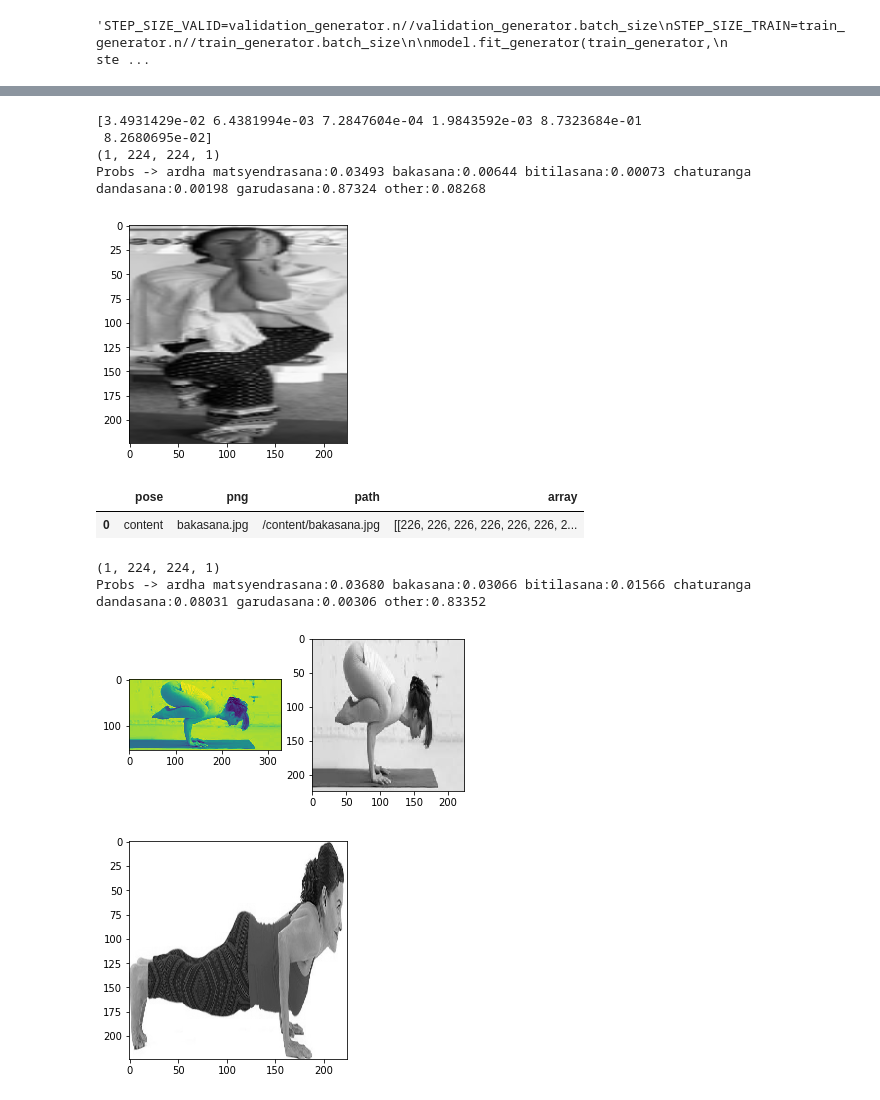
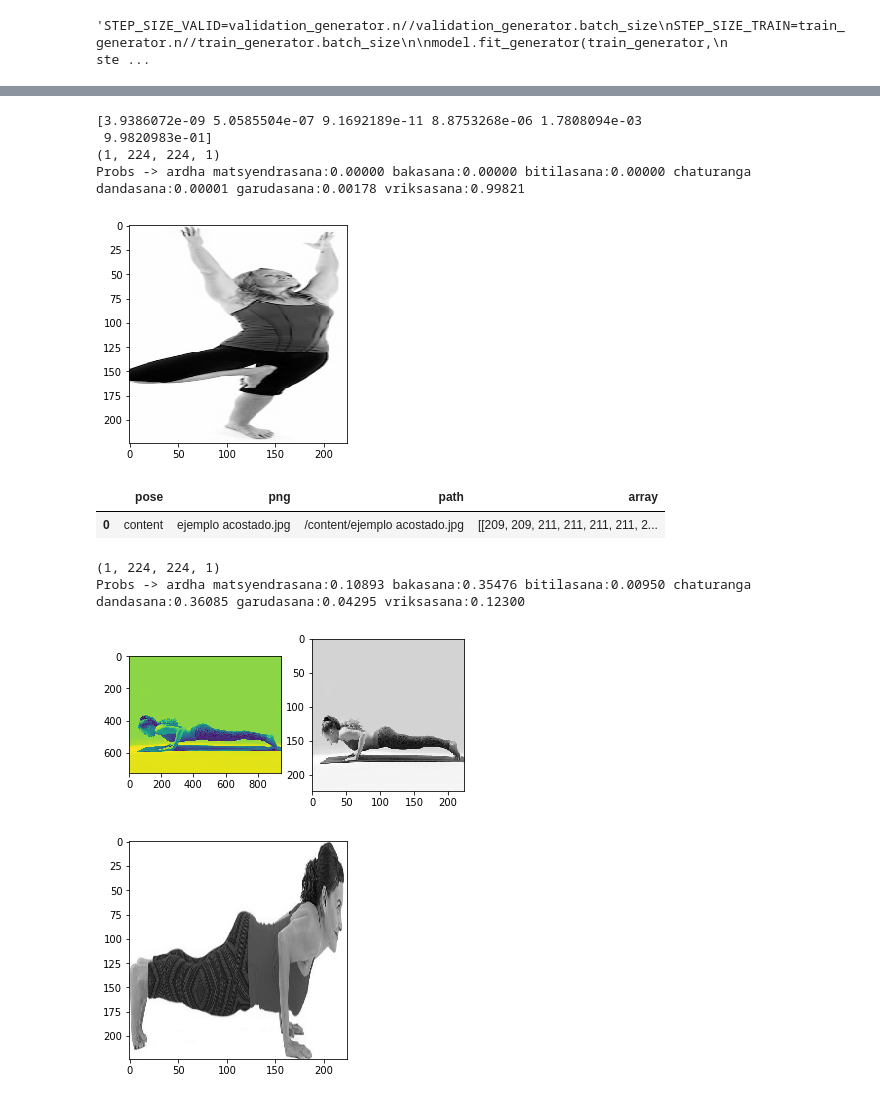
Before and after one commit to meryreddoor/Yoga_Pose_Detector, a Jupyter notebook: Modelos.ipynb, the cells around one changed output, grey strips where cells are left out. Cells and saved outputs as stored; diff of their text form; code cells hidden in the pictures.

```diff
--- a/Modelos.ipynb
+++ b/Modelos.ipynb
@@ -132,7 +134,7 @@ model.compile(loss='categorical_crossentropy', optimizer='adam',
 
 model.fit(X_train,y_train,
                batch_size = batch_size,
-               epochs = 15,
+               epochs = 25,
                verbose = 1,
                validation_data = (X_test,y_test))
 # %% [output]
@@ -239,11 +222,11 @@ print(pred)
 print(np.expand_dims(img,axis=0).shape)
 plt.imshow(Image.fromarray(img.squeeze()*255))
 '','', ' ', 'other'
-print("Probs -> ardha matsyendrasana:{0:.5f} bakasana:{1:.5f} bitilasana:{2:.5f} chaturanga dandasana:{3:.5f} garudasana:{4:.5f} other:{5:.5f}".format(pred[0],pred[1],pred[2],pred[3],pred[4],pred[5]))
+print("Probs -> ardha matsyendrasana:{0:.5f} bakasana:{1:.5f} bitilasana:{2:.5f} chaturanga dandasana:{3:.5f} garudasana:{4:.5f} vriksasana:{5:.5f}".format(pred[0],pred[1],pred[2],pred[3],pred[4],pred[5]))
 # %% [output]
-[3.4931429e-02 6.4381994e-03 7.2847604e-04 1.9843592e-03 8.7323684e-01
- 8.2680695e-02]
+[3.9386072e-09 5.0585504e-07 9.1692189e-11 8.8753268e-06 1.7808094e-03
+ 9.9820983e-01]
 (1, 224, 224, 1)
-Probs -> ardha matsyendrasana:0.03493 bakasana:0.00644 bitilasana:0.00073 chaturanga dandasana:0.00198 garudasana:0.87324 other:0.08268
+Probs -> ardha matsyendrasana:0.00000 bakasana:0.00000 bitilasana:0.00000 chaturanga dandasana:0.00001 garudasana:0.00178 vriksasana:0.99821
-[figure, old version]
+[figure, new version]
 # %%
@@ -258,31 +240,31 @@ def makeImagDf(path):
     images = pd.DataFrame(dictionary)
     return images
 # %%
-data_ima = makeImagDf('/content/bakasana.jpg')
+data_ima = makeImagDf('/content/ejemplo acostado.jpg')
 # %%
 data_ima.head()
 # %% [output]
 |  | pose | png | path | array |
-| 0 | content | bakasana.jpg | /content/bakasana.jpg | [[226, 226, 226, 226, 226, 226, 2... |
+| 0 | content | ejemplo acostado.jpg | /content/ejemplo acostado.jpg | [[209, 209, 211, 211, 211, 211, 2... |
 # %%
 outsider_img = np.stack(data_ima['array'])
 outsider_img = outsider_img / 255
 # %%
 PIC = outsider_img # transform pic
 
 plt.subplot(121)
-plt.imshow(cv2.imread('/content/bakasana.jpg', cv2.IMREAD_GRAYSCALE)) # original pic
+plt.imshow(cv2.imread('/content/ejemplo acostado.jpg', cv2.IMREAD_GRAYSCALE)) # original pic
 plt.subplot(122)
 plt.imshow(Image.fromarray(PIC.squeeze()*255)) # transformed pic
 
 PIC = np.expand_dims(PIC,axis=0).reshape(np.expand_dims(PIC,axis=0).shape[0], 224, 224, 1)
 print(PIC.shape)
 pred = model.predict(PIC)[0]
-print("Probs -> ardha matsyendrasana:{0:.5f} bakasana:{1:.5f} bitilasana:{2:.5f} chaturanga dandasana:{3:.5f} garudasana:{4:.5f} other:{5:.5f}".format(pred[0],pred[1],pred[2],pred[3],pred[4],pred[5]))
+print("Probs -> ardha matsyendrasana:{0:.5f} bakasana:{1:.5f} bitilasana:{2:.5f} chaturanga dandasana:{3:.5f} garudasana:{4:.5f} vriksasana:{5:.5f}".format(pred[0],pred[1],pred[2],pred[3],pred[4],pred[5]))
 # %% [output]
 (1, 224, 224, 1)
-Probs -> ardha matsyendrasana:0.03680 bakasana:0.03066 bitilasana:0.01566 chaturanga dandasana:0.08031 garudasana:0.00306 other:0.83352
+Probs -> ardha matsyendrasana:0.10893 bakasana:0.35476 bitilasana:0.00950 chaturanga dandasana:0.36085 garudasana:0.04295 vriksasana:0.12300
-[figure, old version]
+[figure, new version]
 # %%
 model.save('my_model_multiclass10.h5') #save model
 # %%
```
Also changed, not shown: parts of 15 cells of this notebook.
